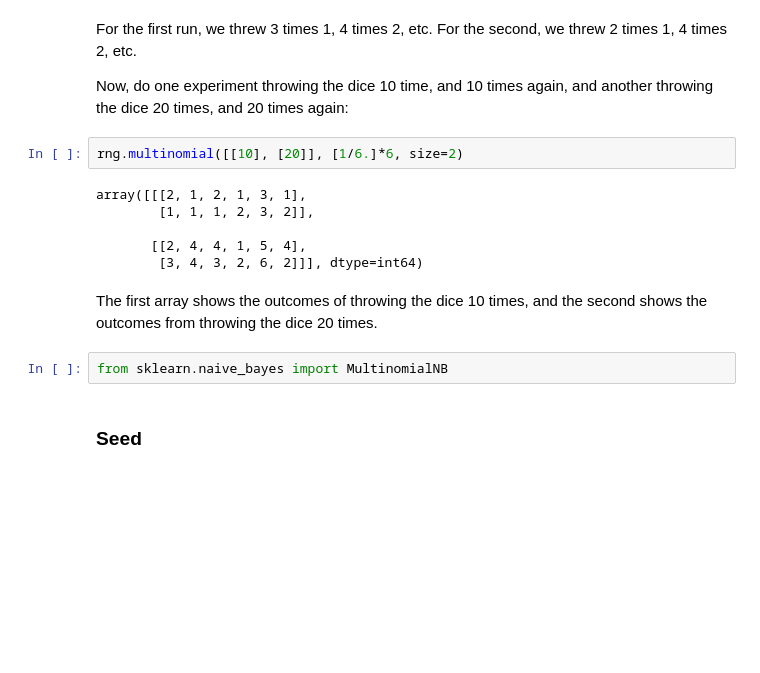
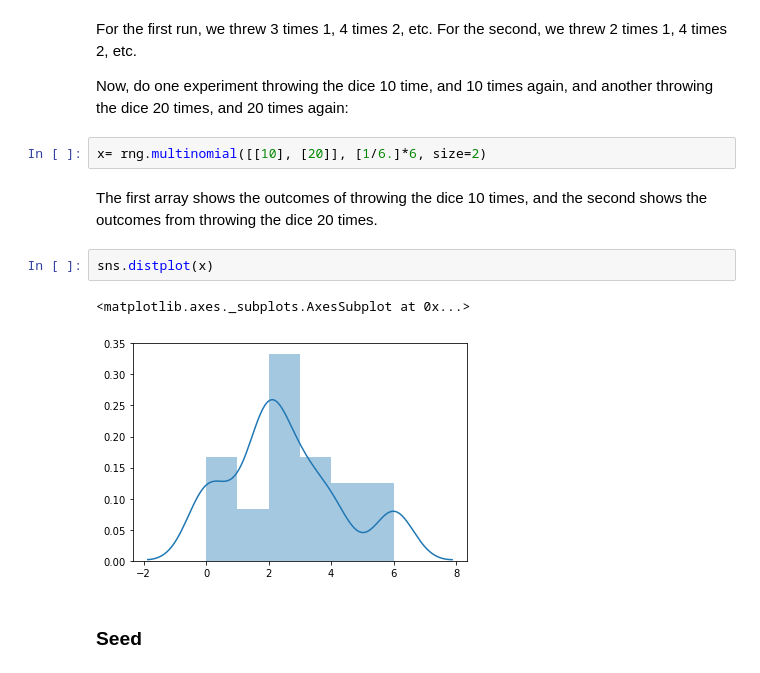
Before and after one commit to osirismoraes/assignment_fda, a Jupyter notebook: Assignment.ipynb, the cells around one changed output. Saved outputs shown, nothing was run; the diff lists cells and outputs as text; blank space fills up the shorter version.

```diff
--- a/Assignment.ipynb
+++ b/Assignment.ipynb
@@ -387,17 +387,14 @@ For the first run, we threw 3 times 1, 4 times 2, etc. For the second, we threw
 
 Now, do one experiment throwing the dice 10 time, and 10 times again, and another throwing the dice 20 times, and 20 times again:
 # %%
-rng.multinomial([[10], [20]], [1/6.]*6, size=2)
+x= rng.multinomial([[10], [20]], [1/6.]*6, size=2)
-# %% [output]
-array([[[2, 1, 2, 1, 3, 1],
-        [1, 1, 1, 2, 3, 2]],
-
-       [[2, 4, 4, 1, 5, 4],
-        [3, 4, 3, 2, 6, 2]]], dtype=int64)
 # %% [markdown]
 The first array shows the outcomes of throwing the dice 10 times, and the second shows the outcomes from throwing the dice 20 times.
-# %%
-from sklearn.naive_bayes import MultinomialNB
+# %%
+sns.distplot(x)
+# %% [output]
+<matplotlib.axes._subplots.AxesSubplot at 0x...>
+[figure, added]
 # %% [markdown]
 ### Seed
 # %% [markdown]
```
Also changed, not shown: parts of 27 cells of this notebook.
